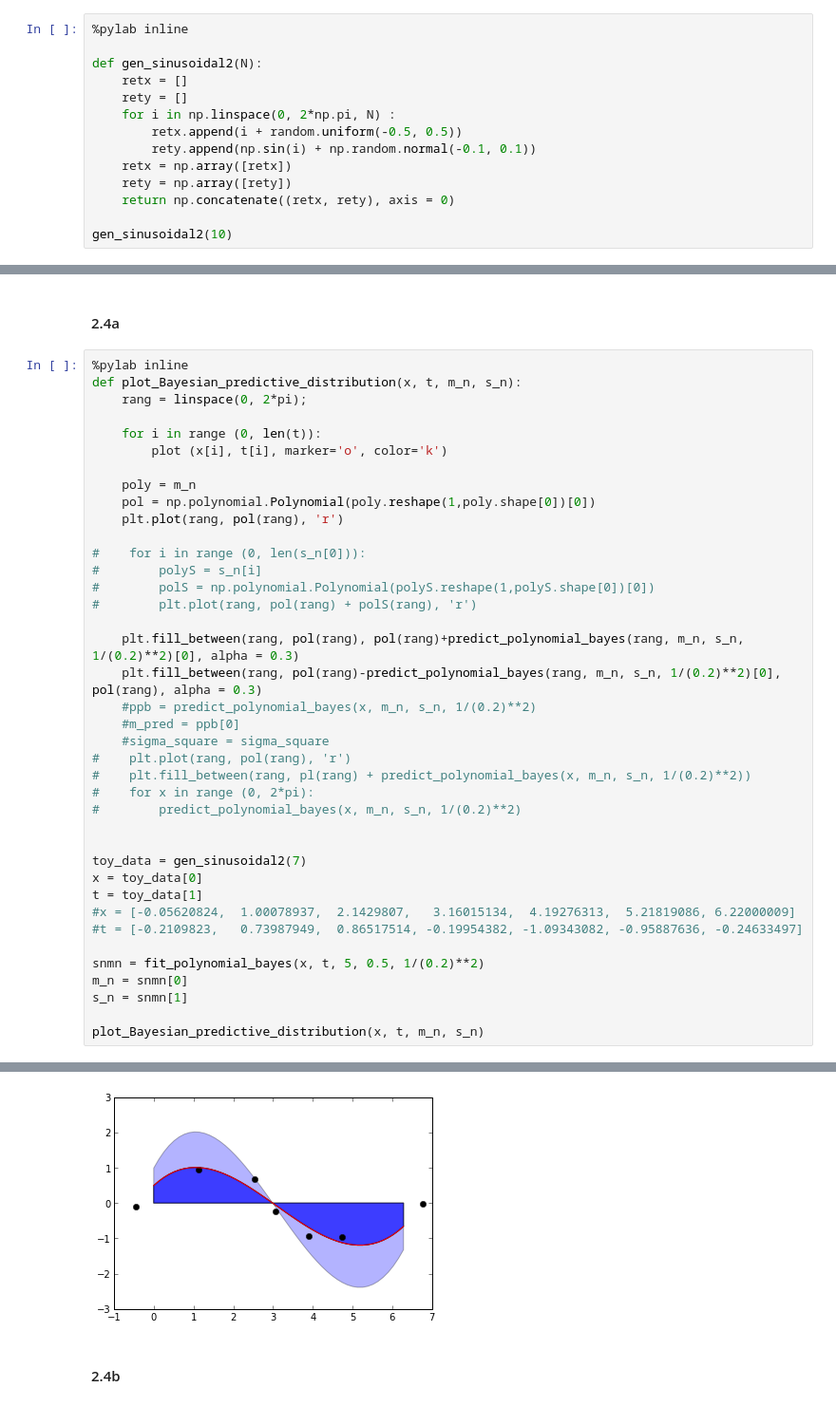
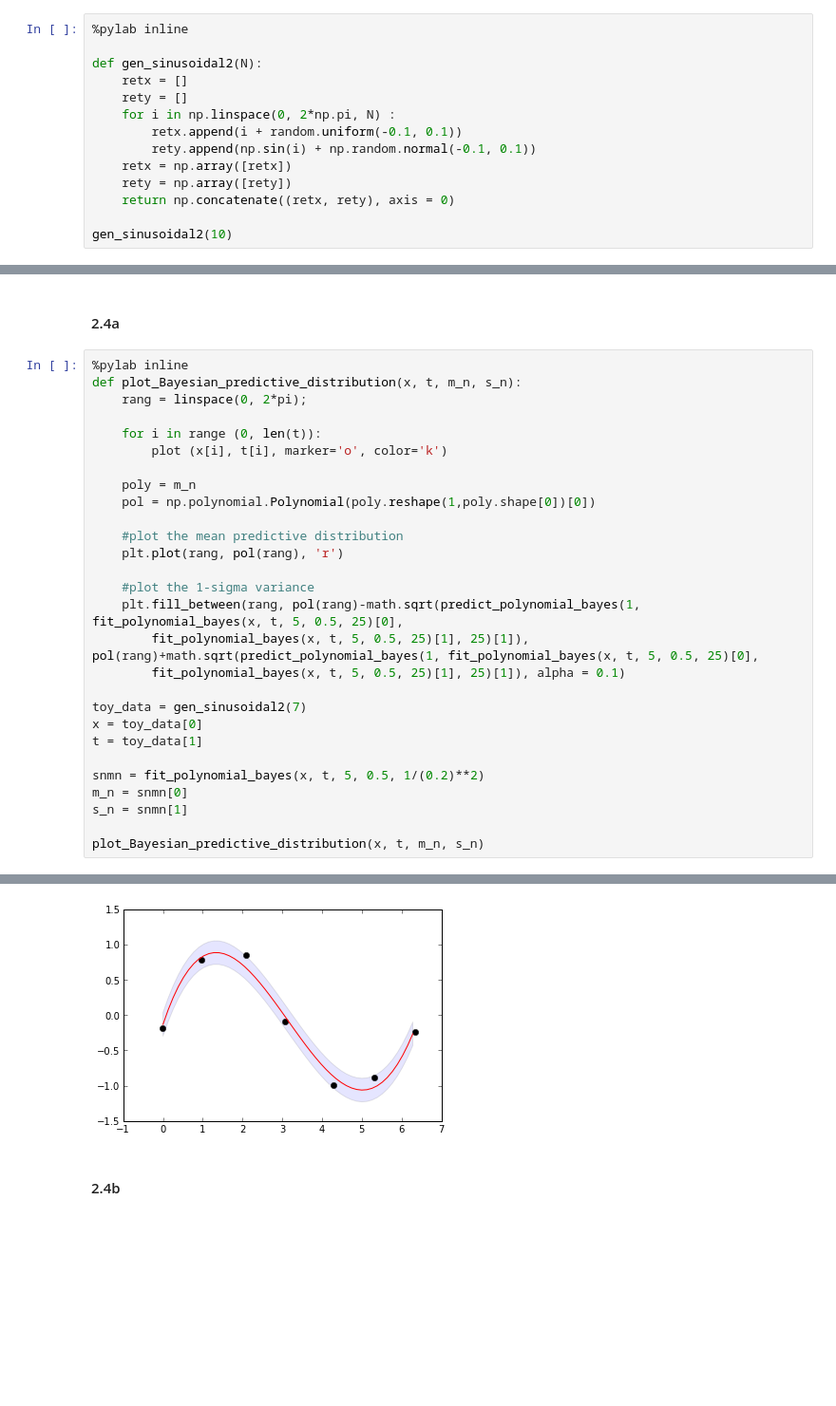
Before and after one commit to jaivalis/MLPR-Labs, a Jupyter notebook: Lab1Solutions.ipynb, the cells around one changed output, grey strips where cells are left out. Shown at 95% size. Saved outputs shown, nothing was run; the diff lists cells and outputs as text; blank space fills up the shorter version.

```diff
--- a/Lab1Solutions.ipynb
+++ b/Lab1Solutions.ipynb
@@ -333,7 +333,7 @@ def gen_sinusoidal2(N):
     retx = []
     rety = []
     for i in np.linspace(0, 2*np.pi, N) :
-        retx.append(i + random.uniform(-0.5, 0.5))
+        retx.append(i + random.uniform(-0.1, 0.1))
         rety.append(np.sin(i) + np.random.normal(-0.1, 0.1))
     retx = np.array([retx])
     rety = np.array([rety])
@@ -426,29 +425,18 @@ def plot_Bayesian_predictive_distribution(x, t, m_n, s_n):
 
     poly = m_n
     pol = np.polynomial.Polynomial(poly.reshape(1,poly.shape[0])[0])
+
+    #plot the mean predictive distribution
     plt.plot(rang, pol(rang), 'r')
 
-#    for i in range (0, len(s_n[0])):
-#        polyS = s_n[i]
-#        polS = np.polynomial.Polynomial(polyS.reshape(1,polyS.shape[0])[0])
-#        plt.plot(rang, pol(rang) + polS(rang), 'r')
-
-    plt.fill_between(rang, pol(rang), pol(rang)+predict_polynomial_bayes(rang, m_n, s_n, 1/(0.2)**2)[0], alpha = 0.3)
-    plt.fill_between(rang, pol(rang)-predict_polynomial_bayes(rang, m_n, s_n, 1/(0.2)**2)[0], pol(rang), alpha = 0.3)
-    #ppb = predict_polynomial_bayes(x, m_n, s_n, 1/(0.2)**2)
-    #m_pred = ppb[0]
-    #sigma_square = sigma_square
-#    plt.plot(rang, pol(rang), 'r')
-#    plt.fill_between(rang, pl(rang) + predict_polynomial_bayes(x, m_n, s_n, 1/(0.2)**2))
-#    for x in range (0, 2*pi):
-#        predict_polynomial_bayes(x, m_n, s_n, 1/(0.2)**2)
-
+    #plot the 1-sigma variance
+    plt.fill_between(rang, pol(rang)-math.sqrt(predict_polynomial_bayes(1, fit_polynomial_bayes(x, t, 5, 0.5, 25)[0],
+        fit_polynomial_bayes(x, t, 5, 0.5, 25)[1], 25)[1]), pol(rang)+math.sqrt(predict_polynomial_bayes(1, fit_polynomial_bayes(x, t, 5, 0.5, 25)[0],
+        fit_polynomial_bayes(x, t, 5, 0.5, 25)[1], 25)[1]), alpha = 0.1)
 
 toy_data = gen_sinusoidal2(7)
 x = toy_data[0]
 t = toy_data[1]
-#x = [-0.05620824,  1.00078937,  2.1429807,   3.16015134,  4.19276313,  5.21819086, 6.22000009]
-#t = [-0.2109823,   0.73987949,  0.86517514, -0.19954382, -1.09343082, -0.95887636, -0.24633497]
 
 snmn = fit_polynomial_bayes(x, t, 5, 0.5, 1/(0.2)**2)
 m_n = snmn[0]
@@ -461,4 +450,4 @@ For more information, type 'help(pylab)'.
-[figure, old version]
+[figure, new version]
 # %% [markdown]
 #### 2.4b
 # %% [markdown]
```
Also changed, not shown: parts of 2 cells of this notebook.
